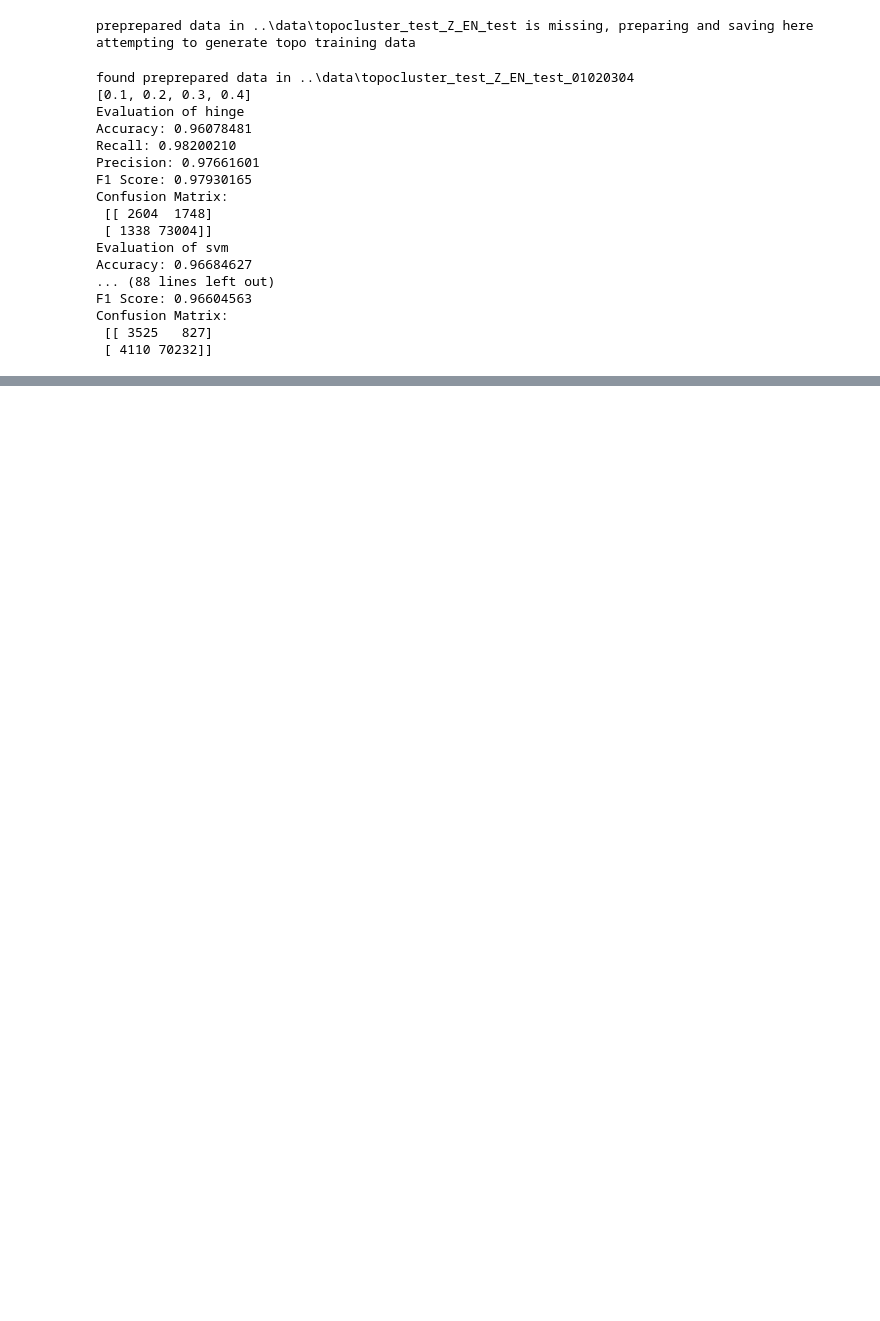
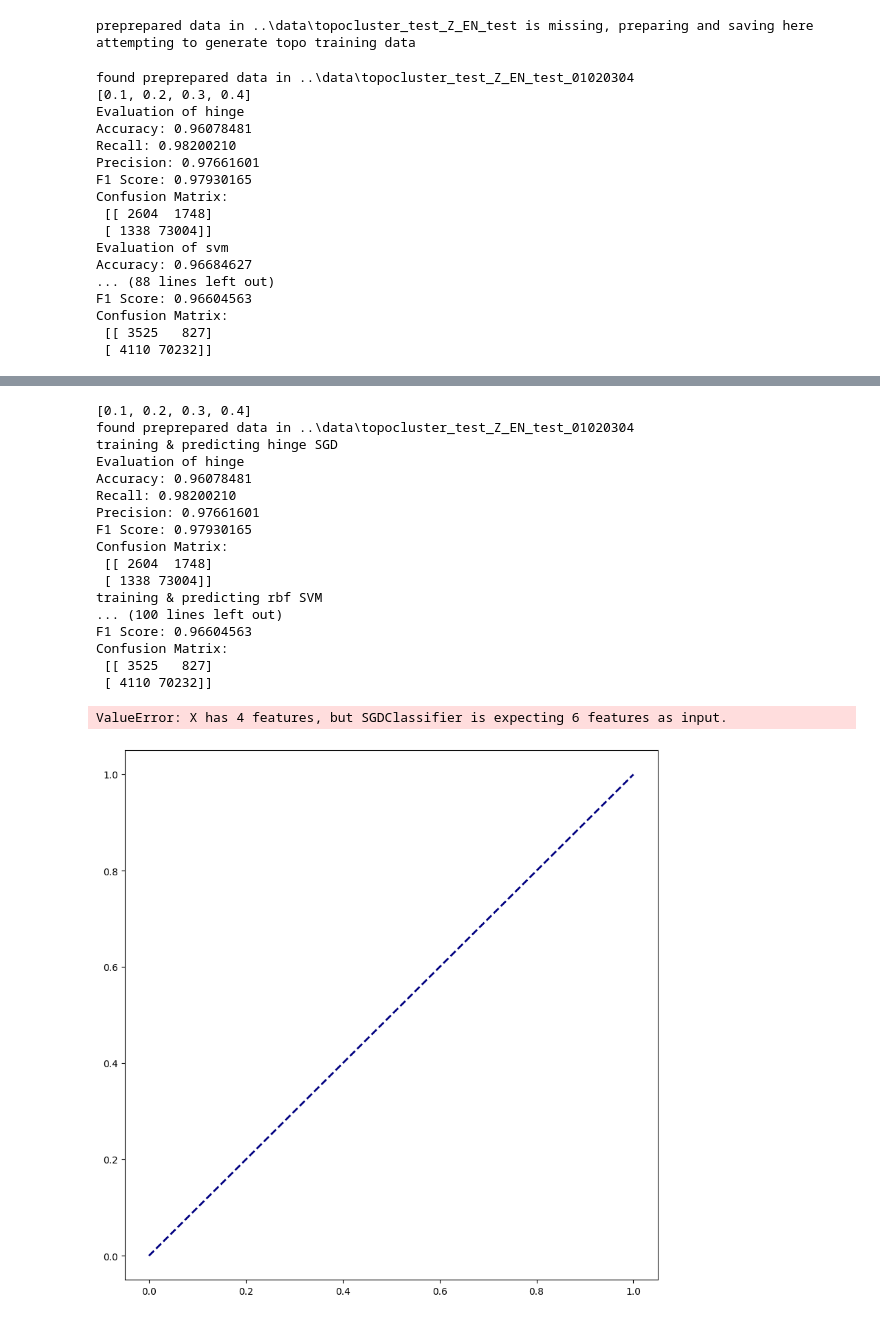
Before and after one commit to chirpt/ATLAS-L1-Trigger-Y4-Project, a Jupyter notebook: initial tests/topocluster_test3.ipynb, the cells around one changed output, grey strips where cells are left out. Saved outputs shown, nothing was run; the diff lists cells and outputs as text; code cells hidden in the pictures; blank space fills up the shorter version.

```diff
--- a/initial tests/topocluster_test3.ipynb
+++ b/initial tests/topocluster_test3.ipynb
@@ -61,0 +106,61 @@ Confusion Matrix:
+# %%
+classifiers = {}
+X_tests = []
+y_tests = []
+
+distance_boundaries_array = [[0.1,0.2,0.3,0.4],
+                             [0.05,0.1,0.15,0.2,0.25,0.3,0.35,0.4],
+                             [0.05,0.1,0.15,0.4],
+                             [0.0125,0.025,0.05,0.1,0.2,0.4]]
+for distance_boundaries in distance_boundaries_array:
+    extension = ''.join(str(decimal).replace('.','').replace('.','') for decimal in distance_boundaries)
+    print(distance_boundaries)
+
+    X_train, X_test, y_train, y_test, pd_passthrough_train, pd_passthrough_test = prepare_data(accept_data_filename="l1calo_topocluster_test_Zee.root", reject_data_filename="l1calo_hist_ZB_EN.root", data_subdir=f"topocluster_test_Z_EN_test_{extension}", format_mode="topocluster_ET_boundaries",distance_boundaries=distance_boundaries)
+    X_tests.append(X_test)
+    y_tests.append(y_test)
+    X_tests.append(X_test)
+    y_tests.append(y_test)
+    X_tests.append(X_test)
+    y_tests.append(y_test)
+
+    print("training & predicting hinge SGD")
+    hinge_sgd_clf.fit(X_train, y_train)
+    y_pred_hinge = hinge_sgd_clf.predict(X_test)
+    classifiers["hinge SGD topo boundaries:"+f"{distance_boundaries}"] = hinge_sgd_clf
+    evaluate_sklearn_model(y_test, y_pred_hinge, show_CR=False, show_MSE=False, model_name="hinge")
+
+    print("training & predicting rbf SVM")
+    svm_clf.fit(X_train, y_train)
+    y_pred = svm_clf.predict(X_test)
+    classifiers["rbf SVM topo boundaries:"+f"{distance_boundaries}"] = svm_clf
+    evaluate_sklearn_model(y_test, y_pred , show_CR=False, show_MSE=False, model_name="svm")
+
+    print("training & predicting weighted rbf SVM")
+    sample_weights = compute_sample_weight("balanced", y_train)
+    svm_clfw.fit(X_train, y_train, sample_weight=sample_weights)
+    y_pred_w = svm_clfw.predict(X_test)
+    classifiers["weighted rbf SVM topo boundaries:"+f"{distance_boundaries}"] = svm_clfw
+    evaluate_sklearn_model(y_test, y_pred_w, show_CR=False, show_MSE=False, model_name="svm w")
+
+multi_roc_multi_data_single_plot(classifiers,X_tests,y_tests,"multi_roc_SGD_SVM_weighted_topocluster_boundary_comparison")
+# %% [output]
+[0.1, 0.2, 0.3, 0.4]
+found preprepared data in ..\data\topocluster_test_Z_EN_test_01020304
+training & predicting hinge SGD
+Evaluation of hinge
+Accuracy: 0.96078481
+Recall: 0.98200210
+Precision: 0.97661601
+F1 Score: 0.97930165
+Confusion Matrix:
+ [[ 2604  1748]
+ [ 1338 73004]]
+training & predicting rbf SVM
+... (100 lines left out)
+F1 Score: 0.96604563
+Confusion Matrix:
+ [[ 3525   827]
+ [ 4110 70232]]
+ValueError: X has 4 features, but SGDClassifier is expecting 6 features as input.
+[figure, added]
```
Also changed, not shown: parts of 3 cells of this notebook, 24 other files.
